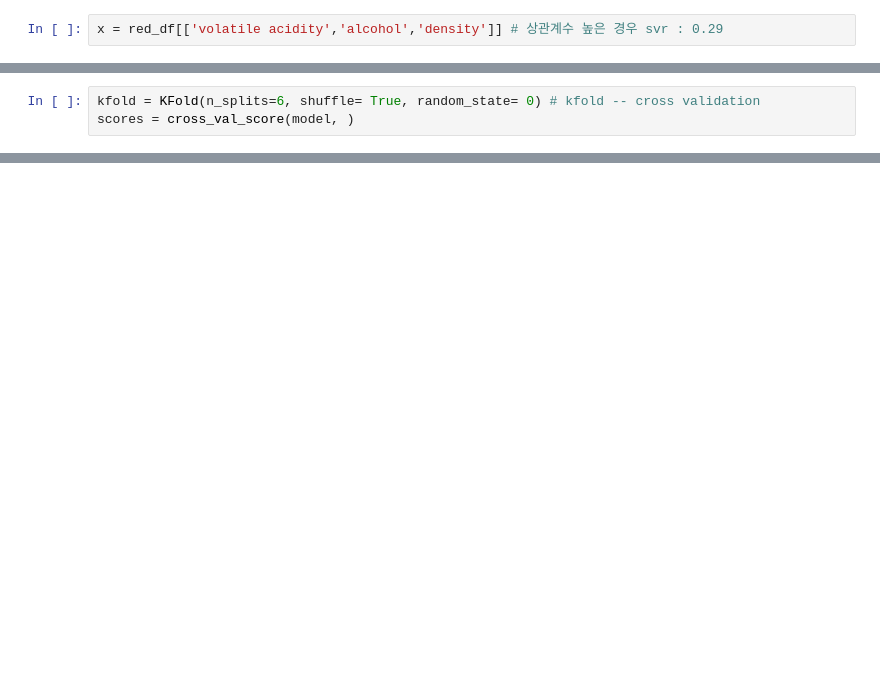
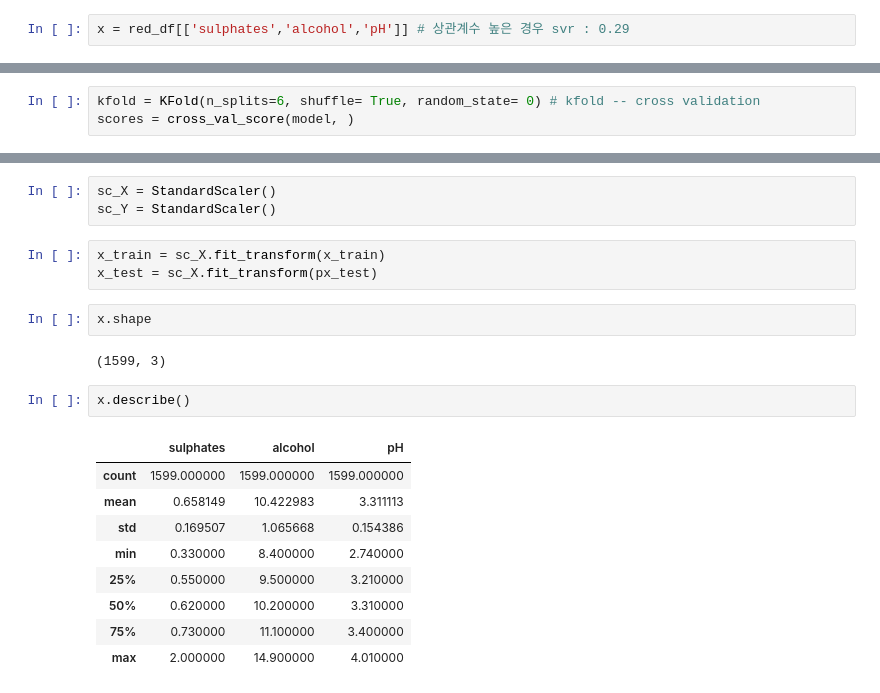
Before and after one commit to amo33/study, a Jupyter notebook: wineprediction/LinearRegressionwine.ipynb, the cells around one changed output, grey strips where cells are left out. Saved outputs shown, nothing was run; the diff lists cells and outputs as text; blank space fills up the shorter version.

```diff
--- a/wineprediction/LinearRegressionwine.ipynb
+++ b/wineprediction/LinearRegressionwine.ipynb
@@ -120,5 +121,5 @@ x, labels = red_df.values, red_df.columns
 # %%
-x = red_df[['volatile acidity','alcohol','density']] # 상관계수 높은 경우 svr : 0.29
+x = red_df[['sulphates','alcohol','pH']] # 상관계수 높은 경우 svr : 0.29
 # %%
 y = red_df[["quality"]]
 # %%
@@ -384,0 +422,22 @@ scores = cross_val_score(model, )
+# %%
+sc_X = StandardScaler()
+sc_Y = StandardScaler()
+# %%
+x_train = sc_X.fit_transform(x_train)
+x_test = sc_X.fit_transform(px_test)
+# %%
+x.shape
+# %% [output]
+(1599, 3)
+# %%
+x.describe()
+# %% [output]
+|  | sulphates | alcohol | pH |
+| count | 1599.000000 | 1599.000000 | 1599.000000 |
+| mean | 0.658149 | 10.422983 | 3.311113 |
+| std | 0.169507 | 1.065668 | 0.154386 |
+| min | 0.330000 | 8.400000 | 2.740000 |
+| 25% | 0.550000 | 9.500000 | 3.210000 |
+| 50% | 0.620000 | 10.200000 | 3.310000 |
+| 75% | 0.730000 | 11.100000 | 3.400000 |
+| max | 2.000000 | 14.900000 | 4.010000 |
```
Also changed, not shown: parts of 14 cells of this notebook, 6 other files.
